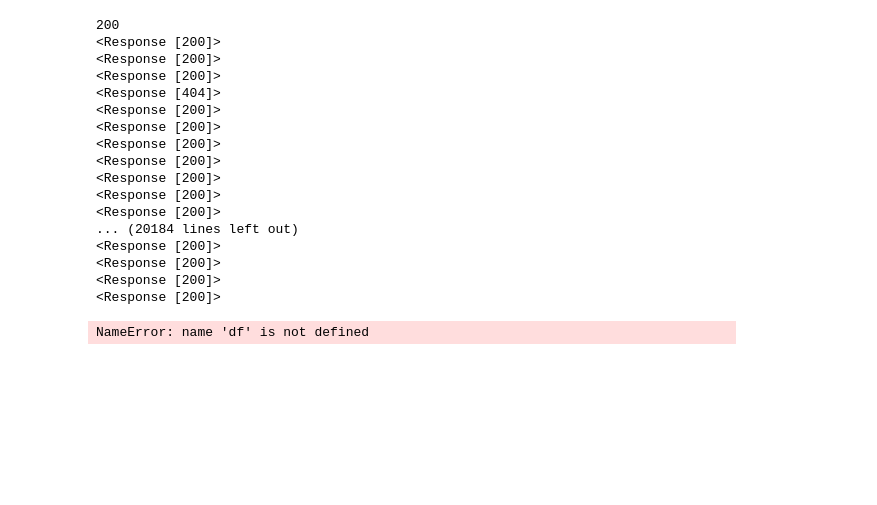
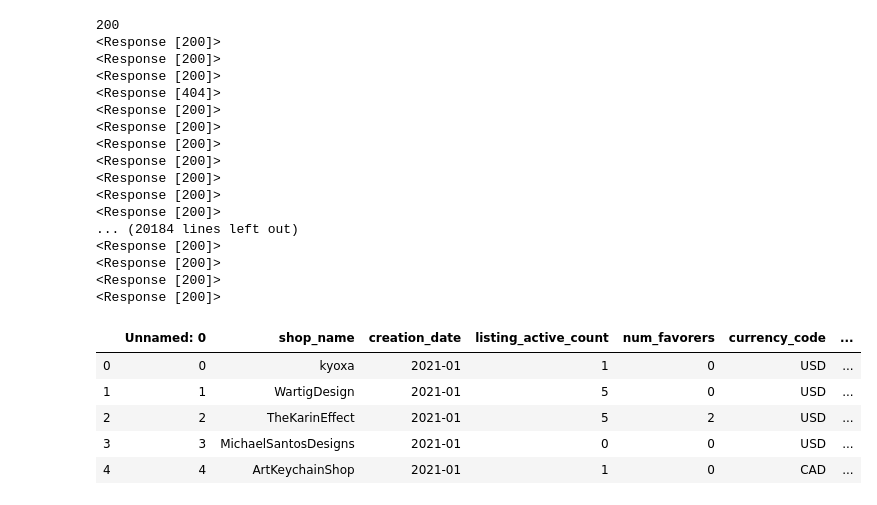
Before and after one commit to sdman135/Etsy-Scrape, a Jupyter notebook: Scrape.ipynb, the cells around one changed output. Drawn from its saved outputs; the diff is of its cells as text; code cells hidden in the pictures; blank space fills up the shorter version.

```diff
--- a/Scrape.ipynb
+++ b/Scrape.ipynb
@@ -140,7 +140,14 @@ dict = {'shop_name':shop_name, 'creation_date':creation_date, 'listing_active_co
 df = pd.DataFrame(dict)
 
 df.to_csv('etsy_dataset.csv', encoding='utf-8')
-# %%
-df.head()
-# %% [output]
-NameError: name 'df' is not defined
+# %%
+import pandas as pd
+data = pd.read_csv('etsy_dataset.csv')
+data.head()
+# %% [output]
+|  | Unnamed: 0 | shop_name | creation_date | listing_active_count | num_favorers | currency_code | ... |
+| 0 | 0 | kyoxa | 2021-01 | 1 | 0 | USD | ... |
+| 1 | 1 | WartigDesign | 2021-01 | 5 | 0 | USD | ... |
+| 2 | 2 | TheKarinEffect | 2021-01 | 5 | 2 | USD | ... |
+| 3 | 3 | MichaelSantosDesigns | 2021-01 | 0 | 0 | USD | ... |
+| 4 | 4 | ArtKeychainShop | 2021-01 | 1 | 0 | CAD | ... |
```
Also changed, not shown: parts of 1 cell of this notebook.
